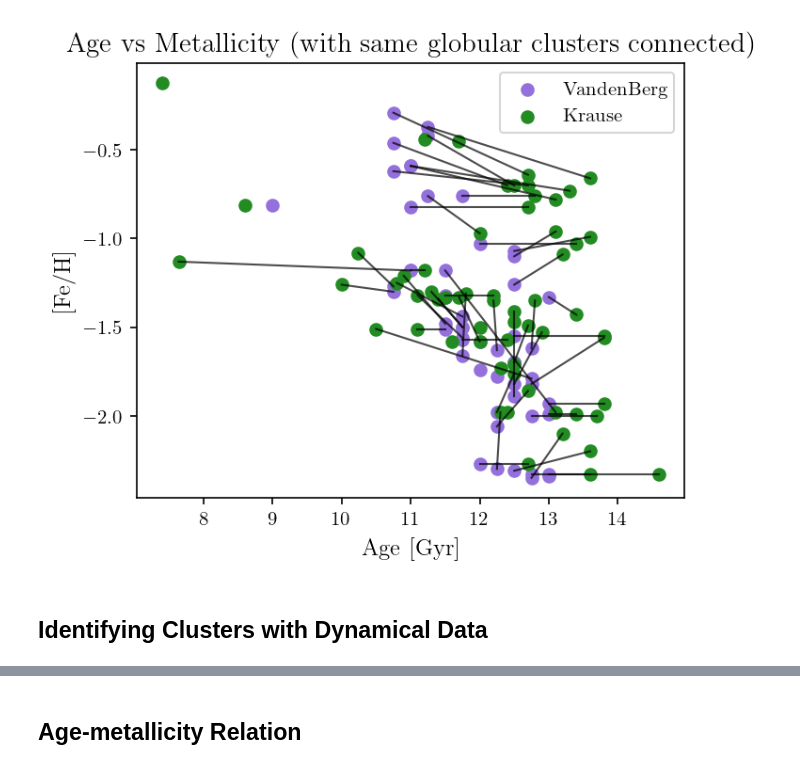
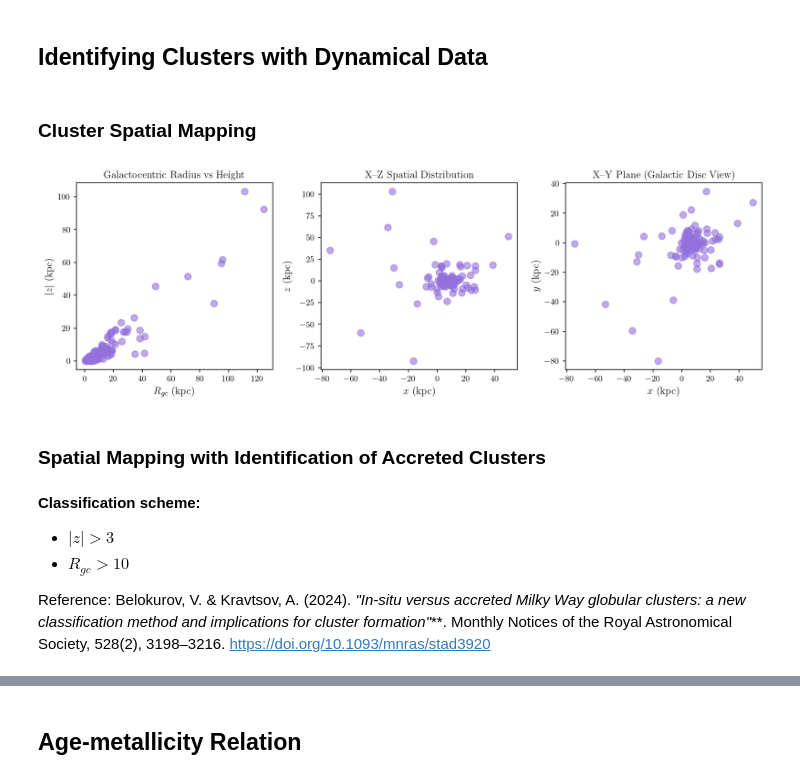
Before and after one commit to sleepdepr1ved/PHYS3116_Team, a Jupyter notebook: PHYS3116_Main_Hassan.ipynb, the cells around one changed output, grey strips where cells are left out. Drawn from its saved outputs; the diff is of its cells as text; code cells hidden in the pictures.

```diff
--- a/PHYS3116_Main_Hassan.ipynb
+++ b/PHYS3116_Main_Hassan.ipynb
@@ -171,23 +69,3 @@ plt.show()
-# %%
-# Age-metallicity plot with data from VandenBerg and Krause with lines connecting matching objects
-plt.figure(figsize=(5, 4))
-plt.scatter(vandenberg['Age'], vandenberg['FeH'], marker='o', c='mediumpurple', label='VandenBerg')
-plt.scatter(krause['Age'], krause['FeH'], marker='o', c='forestgreen', label='Krause')
-
-# Connect matching objects
-for object in set(vandenberg['Object']).intersection(krause['Object']): # find common objects
-    v = vandenberg[vandenberg['Object'] == object].iloc[0] # get object row for vandenberg
-    k = krause[krause['Object'] == object].iloc[0]  # get object row for krause
-    plt.plot([v['Age'], k['Age']], [v['FeH'], k['FeH']],color='k', linestyle='-', linewidth=1, alpha=0.7) # plot line between same objects
-
-# labels
-plt.title('Age vs Metallicity (with same globular clusters connected)', fontsize=14)
-plt.xlabel('Age [Gyr]', fontsize=12)
-plt.ylabel('[Fe/H]', fontsize=12)
-plt.legend()
-plt.show()
-# %% [output]
-[figure, removed]
 # %%
 # keep only the vandenberg (x) values for FeH, Age, and R_gc
 merged_all['FeH'] = merged_all['FeH_x']
@@ -208,4 +86,39 @@ ages_v = vandenberg["Age"]
 feh_v  = vandenberg["FeH"]
 # %% [markdown]
 ## Identifying Clusters with Dynamical Data
+# %% [markdown]
+### Cluster Spatial Mapping
+# %%
+fig, axes = plt.subplots(1, 3, figsize=(12, 4))
+
+# R vs |Z|
+axes[0].scatter(R, abs(Z), c='mediumpurple', alpha=0.6, s=60)
+axes[0].set_xlabel(r"$R_{gc}$ (kpc)", fontsize=12)
+axes[0].set_ylabel(r"$|z|$ (kpc)", fontsize=12)
+axes[0].set_title("Galactocentric Radius vs Height")
+
+# X vs Z
+axes[1].scatter(X, Z, c='mediumpurple', alpha=0.6, s=60)
+axes[1].set_xlabel(r"$x$ (kpc)", fontsize=12)
+axes[1].set_ylabel(r"$z$ (kpc)", fontsize=12)
+axes[1].set_title("X–Z Spatial Distribution")
+
+# X vs Y
+axes[2].scatter(X, Y, c='mediumpurple', alpha=0.6, s=60)
+axes[2].set_xlabel(r"$x$ (kpc)", fontsize=12)
+axes[2].set_ylabel(r"$y$ (kpc)", fontsize=12)
+axes[2].set_title("X–Y Plane (Galactic Disc View)")
+
+plt.tight_layout()
+plt.show()
+# %% [output]
+[figure, added]
+# %% [markdown]
+### Spatial Mapping with Identification of Accreted Clusters
+# %% [markdown]
+**Classification scheme:**
+- $ |z| > 3 $
+- $ R_{gc} > 10 $
+
+Reference: Belokurov, V. & Kravtsov, A. (2024). *"In-situ versus accreted Milky Way globular clusters: a new classification method and implications for cluster formation"***. Monthly Notices of the Royal Astronomical Society, 528(2), 3198–3216. https://doi.org/10.1093/mnras/stad3920
 # %%
```
Also changed, not shown: parts of 12 cells of this notebook, 2 other files.
